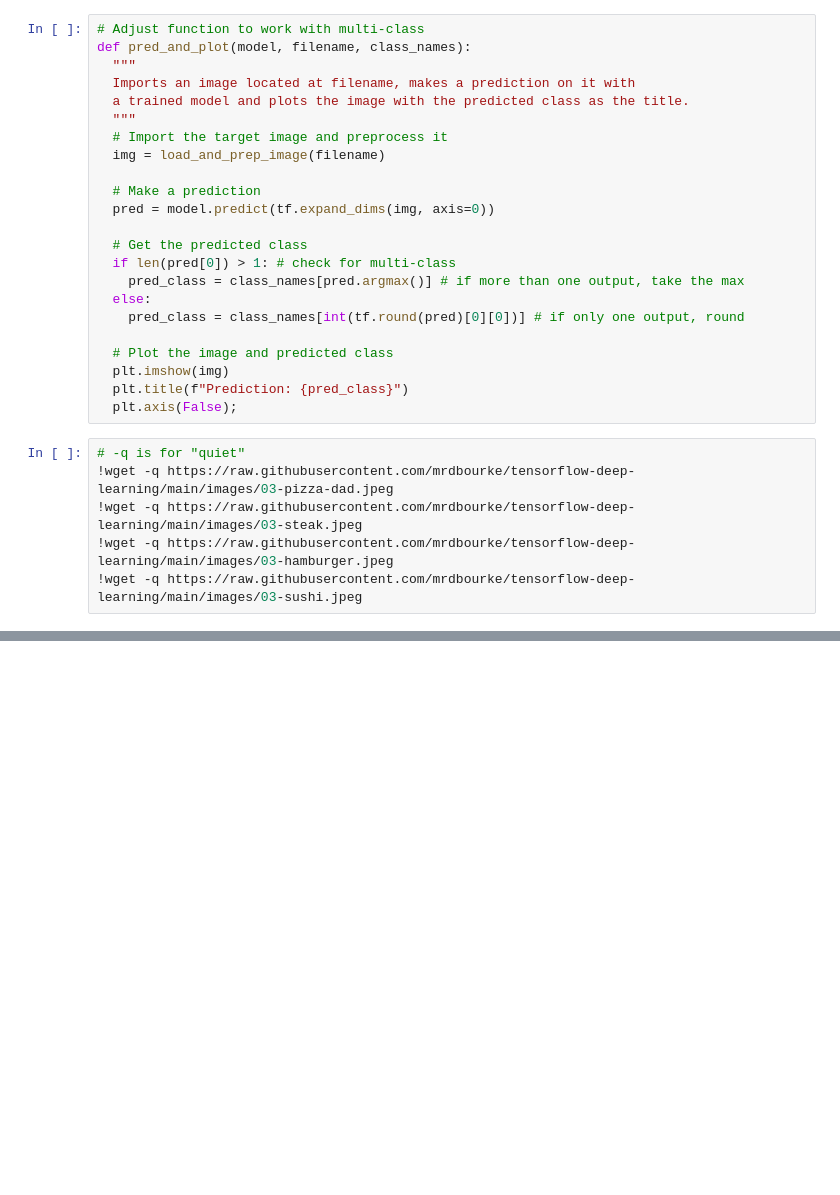
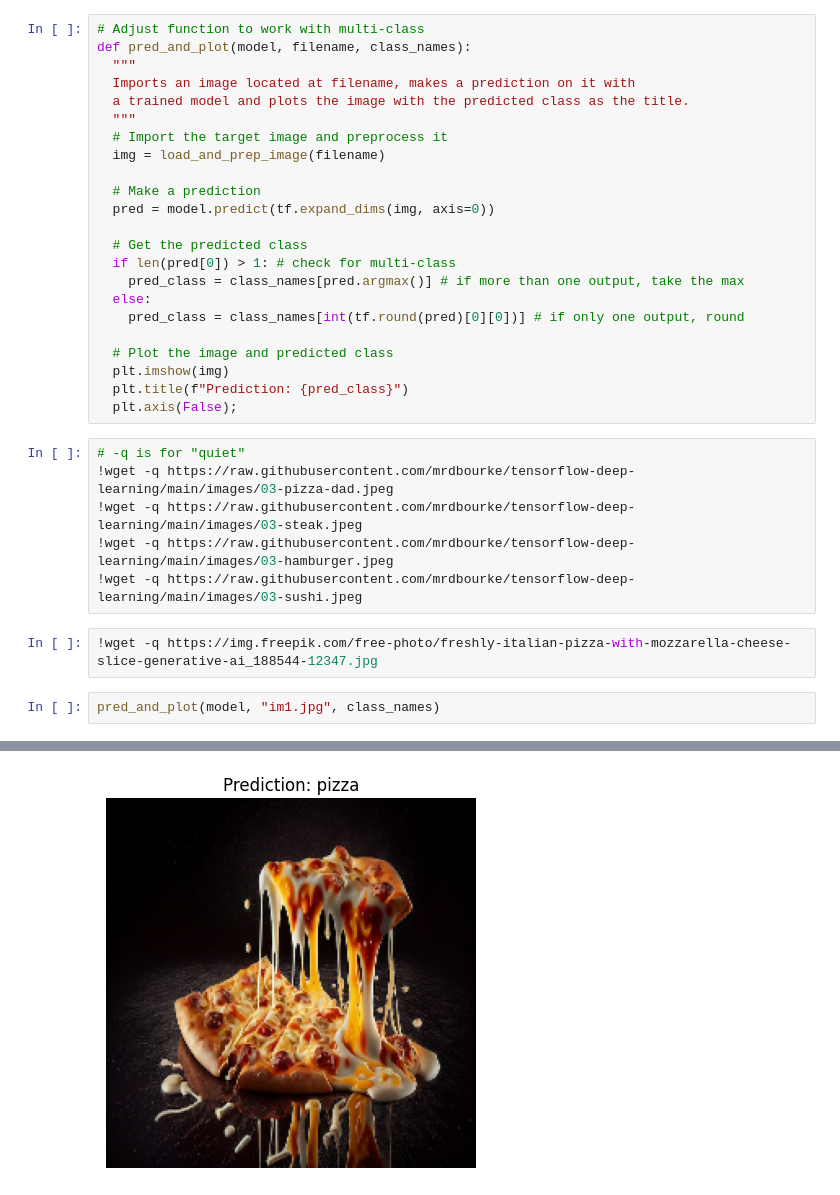
Before and after one commit to faisal-rasheed-lone/Neural-Networks-And-Deep-Learning, a Jupyter notebook: LeNeT_implememntation.ipynb, the cells around one changed output, grey strips where cells are left out. Cells and saved outputs as stored; diff of their text form; blank space fills up the shorter version.

```diff
--- a/LeNeT_implememntation.ipynb
+++ b/LeNeT_implememntation.ipynb
@@ -342,3 +350,8 @@ def pred_and_plot(model, filename, class_names):
 !wget -q https://raw.githubusercontent.com/mrdbourke/tensorflow-deep-learning/main/images/03-steak.jpeg
 !wget -q https://raw.githubusercontent.com/mrdbourke/tensorflow-deep-learning/main/images/03-hamburger.jpeg
 !wget -q https://raw.githubusercontent.com/mrdbourke/tensorflow-deep-learning/main/images/03-sushi.jpeg
+# %%
+!wget -q https://img.freepik.com/free-photo/freshly-italian-pizza-with-mozzarella-cheese-slice-generative-ai_188544-12347.jpg
+# %%
+pred_and_plot(model, "im1.jpg", class_names)
+# %% [output]
@@ -345 +359,2 @@ def pred_and_plot(model, filename, class_names):
+[figure, added]
 # %%
```
Also changed, not shown: parts of 11 cells of this notebook.
